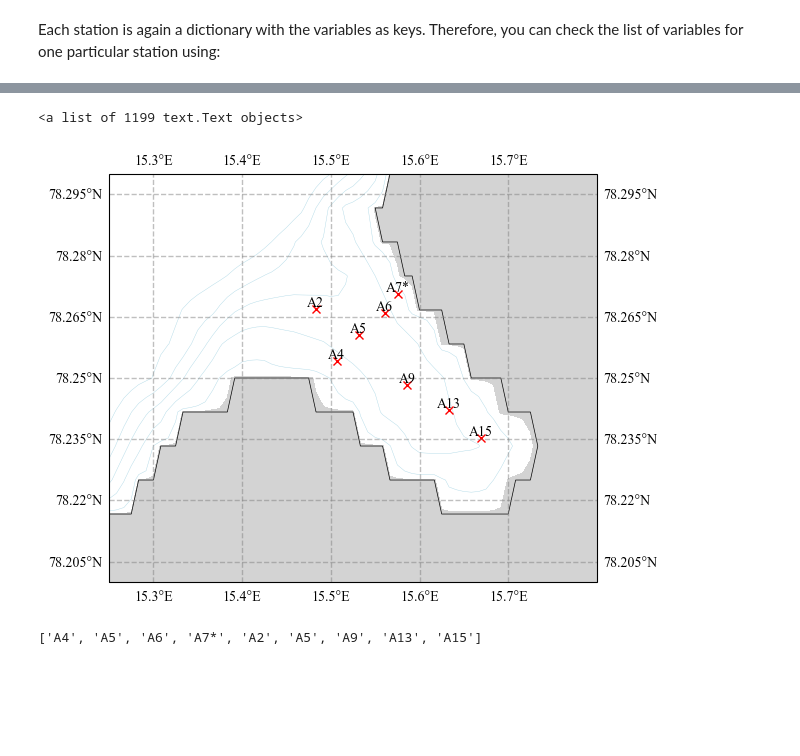
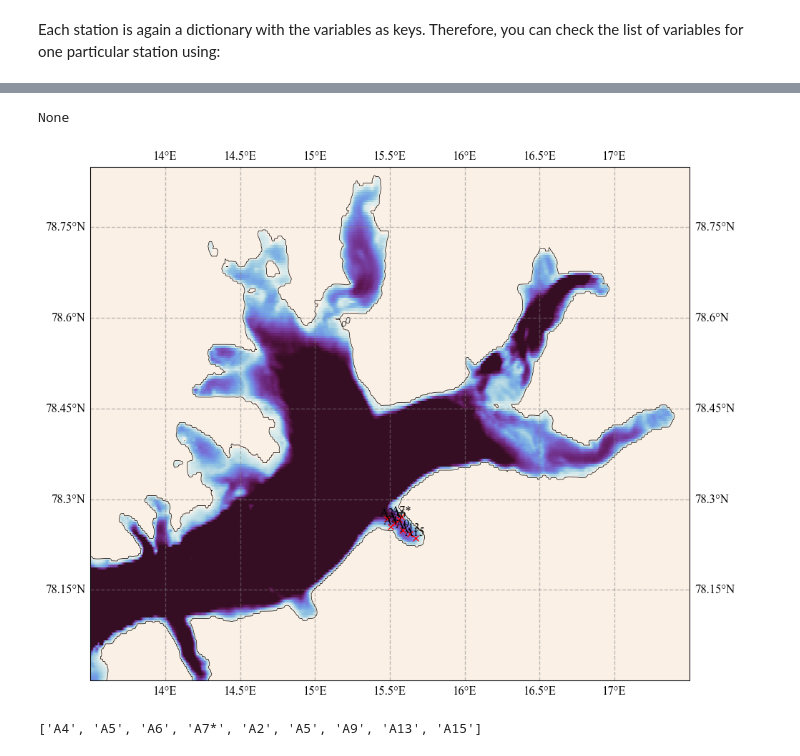
Before and after one commit to alpsjur/AGF-Adventfjorden, a Jupyter notebook: code/notebooks/Adventfjorden.ipynb, the cells around one changed output, grey strips where cells are left out. Cells and saved outputs as stored; diff of their text form; code cells hidden in the pictures; blank space fills up the shorter version.

Commit message:
Adventfjorden scripts

```diff
--- a/code/notebooks/Adventfjorden.ipynb
+++ b/code/notebooks/Adventfjorden.ipynb
@@ -19,7 +19,8 @@ from matplotlib.patches import Rectangle
 import matplotlib.colors as colors
 
 plt.rcParams["font.family"] = "times new roman"
-plt.rcParams["figure.figsize"]=12,12
+plt.rcParams["figure.figsize"]=10,8
+plt.rcParams.update({'font.size': 12})
 # %%
 def TSdiagram(ax,Svals,Tvals,levels): #,month):
     """
@@ -58,3 +57,5 @@ Each station is again a dictionary with the variables as keys. Therefore, you ca
 # %%
 #n = 'A15';
 #print(CTD[n].keys()) # displays variables saved at each station
+# %%
+bath = "C:/Users/annak/OneDrive - University of Copenhagen/Desktop/AFG_Cruise/gebco_2022_n79.19_s77.95_w13.48_e17.621.nc"
@@ -61,18 +94,19 @@ Each station is again a dictionary with the variables as keys. Therefore, you ca
 # %%
 # Plot map off all stations [13.25,17.6,78.,78.85] [14.,16.,78.2,78.4]
 
 path_data1 = "C:/Users/annak/OneDrive - University of Copenhagen/Desktop/AFG_Cruise/AGF-Adventfjorden/data/CTD/Adventfjorden/221031"
 path_data2 = "C:/Users/annak/OneDrive - University of Copenhagen/Desktop/AFG_Cruise/AGF-Adventfjorden/data/CTD/Adventfjorden/221103"
 CTD1 = Oc.read_CTD(f"{path_data1}/")
 CTD2 = Oc.read_CTD(f"{path_data2}/")
 
 
+
 plt.figure()
-Oc.plot_CTD_map(CTD, extent=[15.25,15.8,78.2,78.3], topography="C:/Users/annak/OneDrive - University of Copenhagen/Desktop/AFG_Cruise/bathymetry_svalbard.mat")
-#plt.savefig("C:/Users/annak/OneDrive - University of Copenhagen/Desktop/AFG_Cruise/AGF-Adventfjorden/ocean_plots/map_adv.png",bbox_inches = "tight", dpi = 300)
+Oc.plot_CTD_map(CTD, extent=[13.5,17.5,78,78.85], topography = bath) # "C:/Users/annak/OneDrive - University of Copenhagen/Desktop/AFG_Cruise/bathymetry_svalbard.mat")
+plt.savefig("C:/Users/annak/OneDrive - University of Copenhagen/Desktop/AFG_Cruise/AGF-Adventfjorden/ocean_plots/new_map_adv.png",bbox_inches = "tight", dpi = 300)
 # %% [output]
-<a list of 1199 text.Text objects>
+None
-[figure, old version]
+[figure, new version]
 # %%
 # CROSS SECTIONS ADVENTFJORDEN
 # adv_outer = []
```
Also changed, not shown: parts of 11 cells of this notebook.
